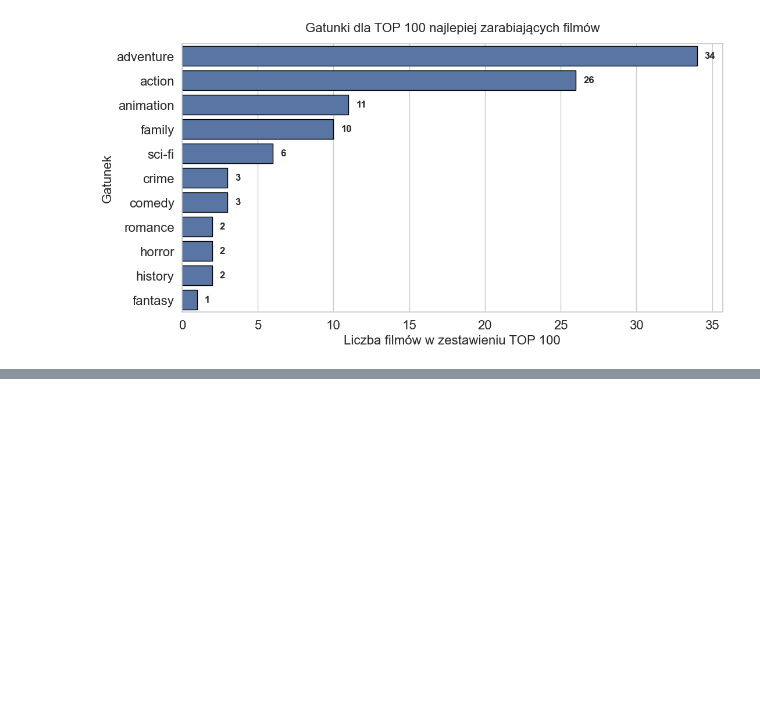
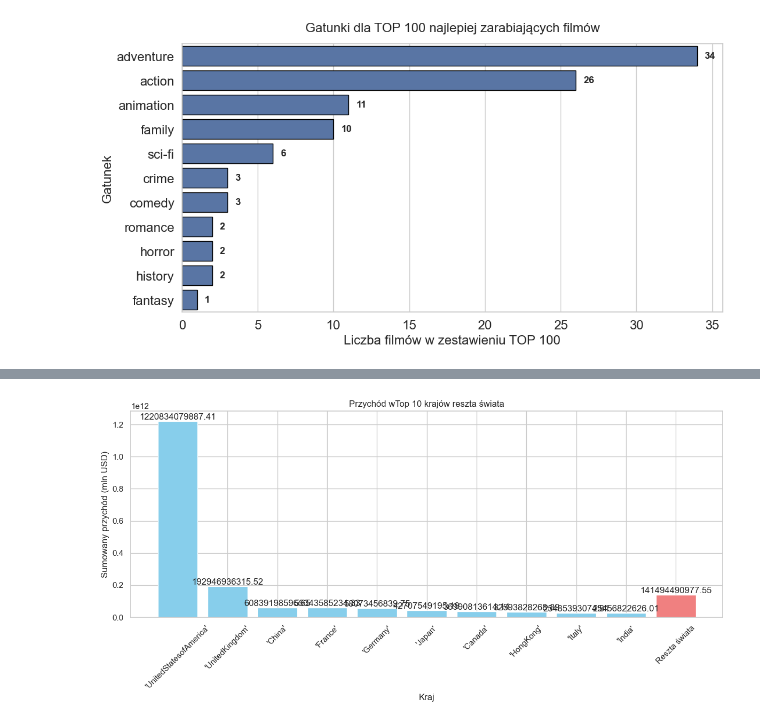
Before and after one commit to olkat12/Data_Exploration, a Jupyter notebook: data-visualization/first_data_analisys.ipynb, the cells around one changed output, grey strips where cells are left out. Saved outputs shown, nothing was run; the diff lists cells and outputs as text; code cells hidden in the pictures; blank space fills up the shorter version.

```diff
--- a/data-visualization/first_data_analisys.ipynb
+++ b/data-visualization/first_data_analisys.ipynb
@@ -575,0 +614,42 @@ plt.show()
+# %%
+data['origin_countries'] = data['origin_countries'].str.strip('[]').str.split(',')
+# %%
+
+df_exploded = data.explode('origin_countries')
+df_exploded['origin_countries'] = df_exploded['origin_countries'].str.strip()
+sum_revenue = df_exploded.groupby(['year', 'origin_countries'])['revenue_adjusted'].sum().reset_index()
+
+
+sum_revenue_by_country = df_exploded.groupby('origin_countries')['revenue_adjusted'].sum().reset_index()
+
+# Sortowanie i wybór top 10
+top_10 = sum_revenue_by_country.sort_values('revenue_adjusted', ascending=False).head(10)
+
+# Obliczenie sumy dla pozostałych krajów
+rest_sum = sum_revenue_by_country[~sum_revenue_by_country['origin_countries'].isin(top_10['origin_countries'])]['revenue_adjusted'].sum()
+
+# Połączenie top 10 z resztą
+final_data = pd.concat([
+    top_10,
+    pd.DataFrame({'origin_countries': ['Reszta świata'], 'revenue_adjusted': [rest_sum]})
+])
+
+# Wykres słupkowy
+plt.figure(figsize=(12, 6))
+bars = plt.bar(final_data['origin_countries'], final_data['revenue_adjusted'], color=['skyblue']*10 + ['lightcoral'])
+
+# Dodanie wartości na słupkach
+for bar in bars:
+    height = bar.get_height()
+    plt.text(bar.get_x() + bar.get_width()/2., height,
+             f'{height}',
+             ha='center', va='bottom')
+
+plt.title('Przychód wTop 10 krajów reszta świata')
+plt.xlabel('Kraj')
+plt.ylabel('Sumowany przychód (mln USD)')
+plt.xticks(rotation=45)
+plt.tight_layout()
+plt.show()
+# %% [output]
+[figure, added]
```
Also changed, not shown: parts of 45 cells of this notebook, 2 other files.
